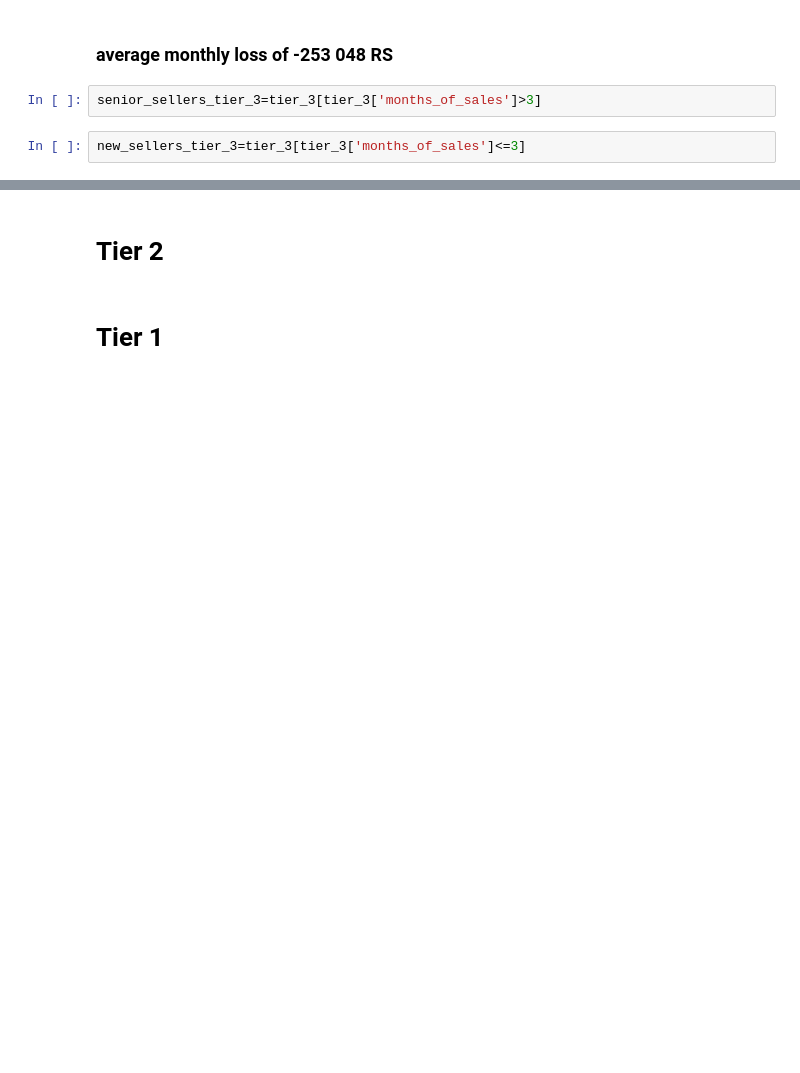
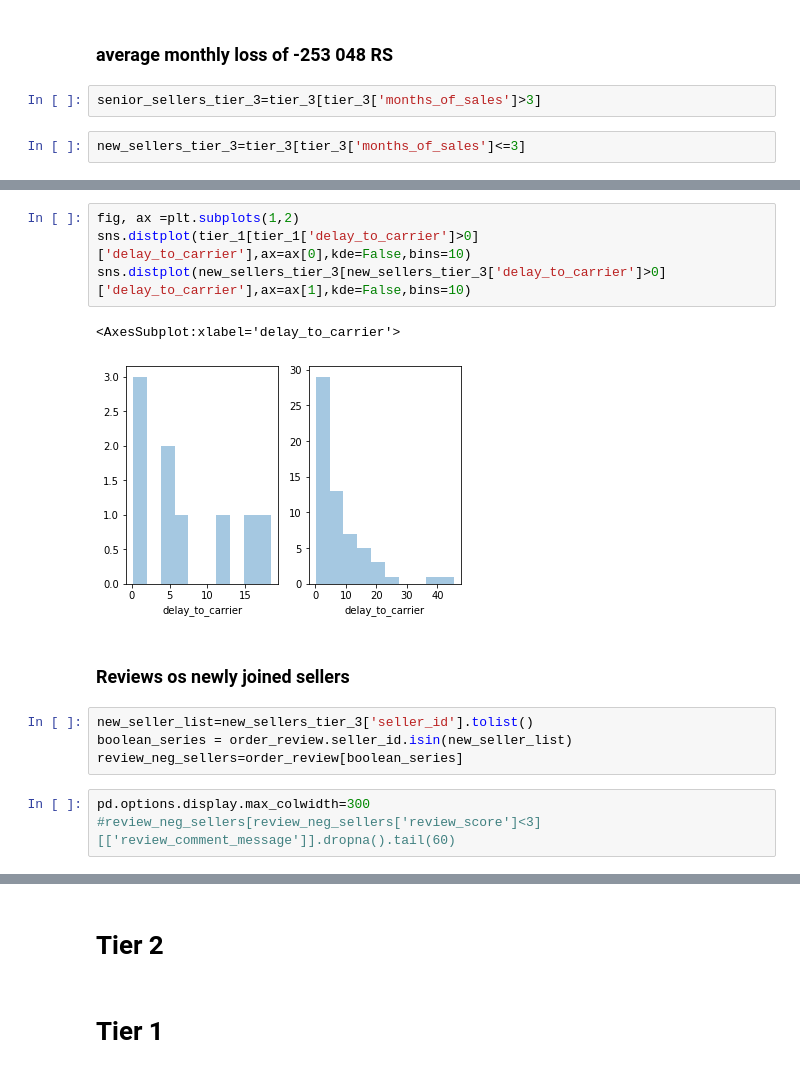
Before and after one commit to LouiseDantas/OLIST, a Jupyter notebook: olist_rev.ipynb, the cells around one changed output, grey strips where cells are left out. Cells and saved outputs as stored; diff of their text form; blank space fills up the shorter version.

```diff
--- a/olist_rev.ipynb
+++ b/olist_rev.ipynb
@@ -279,0 +166,16 @@ new_sellers_tier_3
+# %%
+fig, ax =plt.subplots(1,2)
+sns.distplot(tier_1[tier_1['delay_to_carrier']>0]['delay_to_carrier'],ax=ax[0],kde=False,bins=10)
+sns.distplot(new_sellers_tier_3[new_sellers_tier_3['delay_to_carrier']>0]['delay_to_carrier'],ax=ax[1],kde=False,bins=10)
+# %% [output]
+<AxesSubplot:xlabel='delay_to_carrier'>
+[figure, added]
+# %% [markdown]
+### Reviews os newly joined sellers
+# %%
+new_seller_list=new_sellers_tier_3['seller_id'].tolist()
+boolean_series = order_review.seller_id.isin(new_seller_list)
+review_neg_sellers=order_review[boolean_series]
+# %%
+pd.options.display.max_colwidth=300
+#review_neg_sellers[review_neg_sellers['review_score']<3][['review_comment_message']].dropna().tail(60)
```
Also changed, not shown: parts of 44 cells of this notebook.
